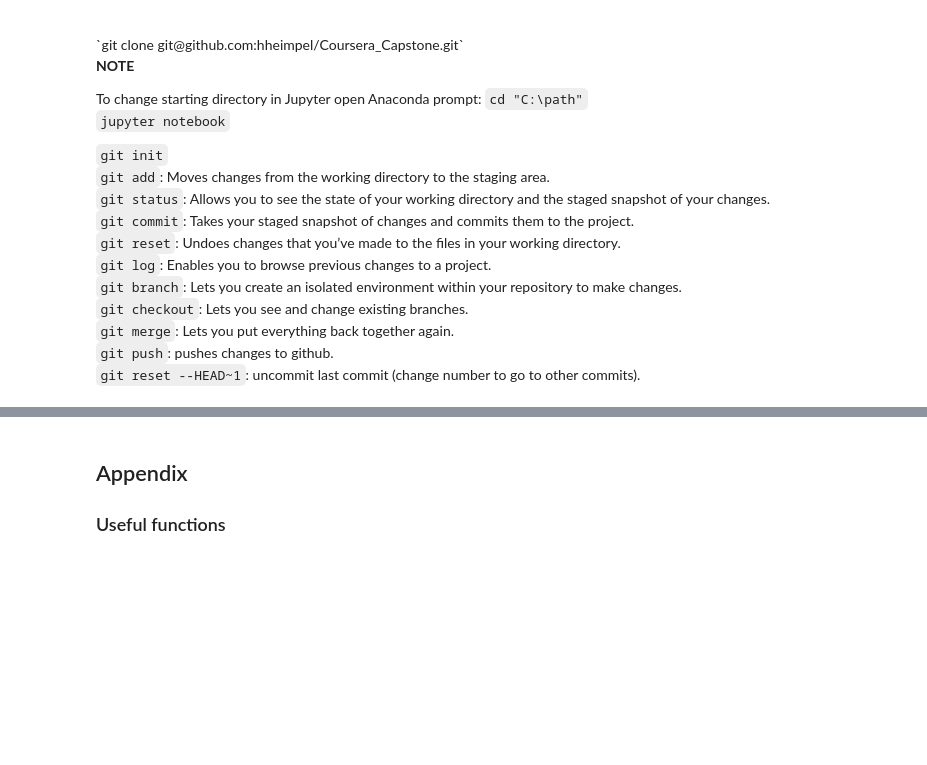
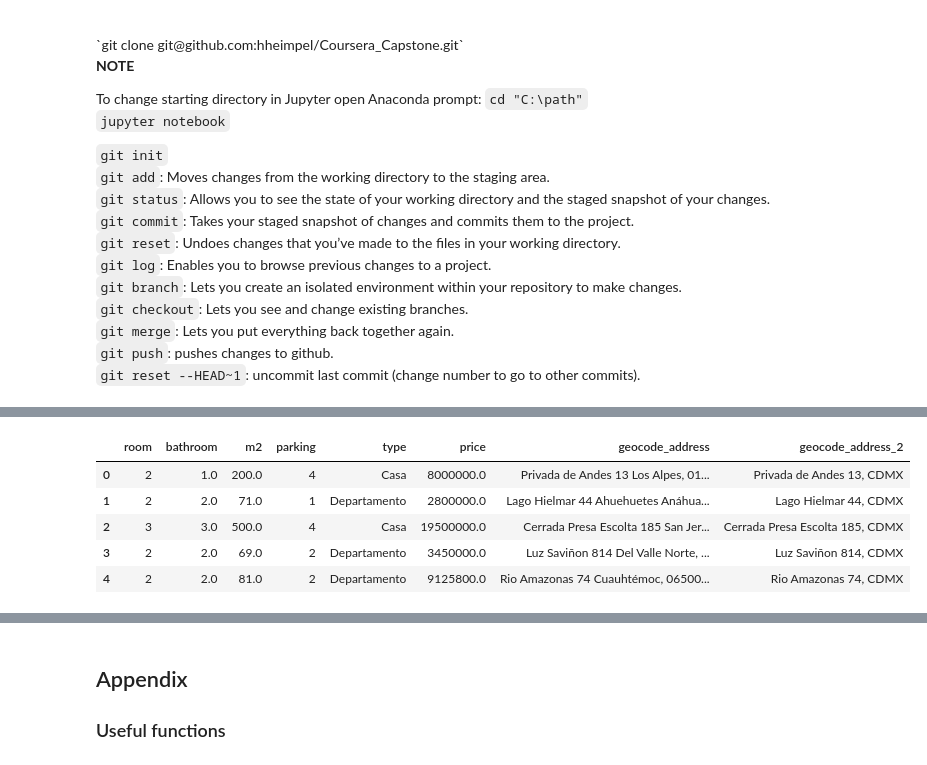
Before and after one commit to hheimpel/Python_samples, a Jupyter notebook: General_Python.ipynb, the cells around one changed output, grey strips where cells are left out. Saved outputs shown, nothing was run; the diff lists cells and outputs as text; code cells hidden in the pictures; blank space fills up the shorter version.

```diff
--- a/General_Python.ipynb
+++ b/General_Python.ipynb
@@ -2984,0 +3176,43 @@ To change starting directory in Jupyter open Anaconda prompt: `cd "C:\path"`
+# %%
+import pandas as pd
+import re
+import os
+os.chdir("C:\\Users\\hheim\\Documents\\IBM_Course\\Coursera_Capstone") #Slash for escaping
+
+#Clean lxml.html objects to string or float
+real_estate_clean = dict(real_estate)
+real_estate_clean['m2']=list(map(lambda html : float(html.text), real_estate['m2']))
+real_estate_clean['type']=list(map(lambda html : html.text, real_estate['type']))
+real_estate_clean['neighborhood']=list(map(lambda html : html.text, real_estate['neighborhood']))
+real_estate_clean['city_zip_code']=list(map(lambda html : html.text, real_estate['city_zip_code']))
+
+#Address format
+geocode_address, g_addr_2 = [], []
+for n,c in zip(real_estate_clean['neighborhood'],real_estate_clean['city_zip_code']):
+    num_calle = re.findall('\d+',c)[0]
+    calle = re.sub('\d+ ','',c,1)
+    zip_code = re.findall('\d+',n)[0]
+    colonia = re.sub(' \d+','',n,1)
+    final = calle+' '+num_calle+' '+colonia+', '+zip_code+' Ciudad de México'
+    geocode_address.append(final)
+    g_addr_2.append(calle+' '+num_calle+", CDMX")
+real_estate_clean['geocode_address']=geocode_address
+real_estate_clean['geocode_address_2']=g_addr_2
+del real_estate_clean['neighborhood']
+del real_estate_clean['city_zip_code']
+
+real_estate_clean['price']=list(map(lambda p : float(p[1:].replace(',','')), real_estate['price']))
+
+'Privada Andes 13 Los Alpes, 01010 Ciudad de México'
+
+#DataFrame
+re_DF = pd.DataFrame(real_estate_clean)
+re_DF.to_csv('mx_city_RE')
+re_DF.head()
+# %% [output]
+|  | room | bathroom | m2 | parking | type | price | geocode_address | geocode_address_2 |
+| 0 | 2 | 1.0 | 200.0 | 4 | Casa | 8000000.0 | Privada de Andes 13 Los Alpes, 01... | Privada de Andes 13, CDMX |
+| 1 | 2 | 2.0 | 71.0 | 1 | Departamento | 2800000.0 | Lago Hielmar 44 Ahuehuetes Anáhua... | Lago Hielmar 44, CDMX |
+| 2 | 3 | 3.0 | 500.0 | 4 | Casa | 19500000.0 | Cerrada Presa Escolta 185 San Jer... | Cerrada Presa Escolta 185, CDMX |
+| 3 | 2 | 2.0 | 69.0 | 2 | Departamento | 3450000.0 | Luz Saviñon 814 Del Valle Norte, ... | Luz Saviñon 814, CDMX |
+| 4 | 2 | 2.0 | 81.0 | 2 | Departamento | 9125800.0 | Rio Amazonas 74 Cuauhtémoc, 06500... | Rio Amazonas 74, CDMX |
```
Also changed, not shown: parts of 39 cells of this notebook.
